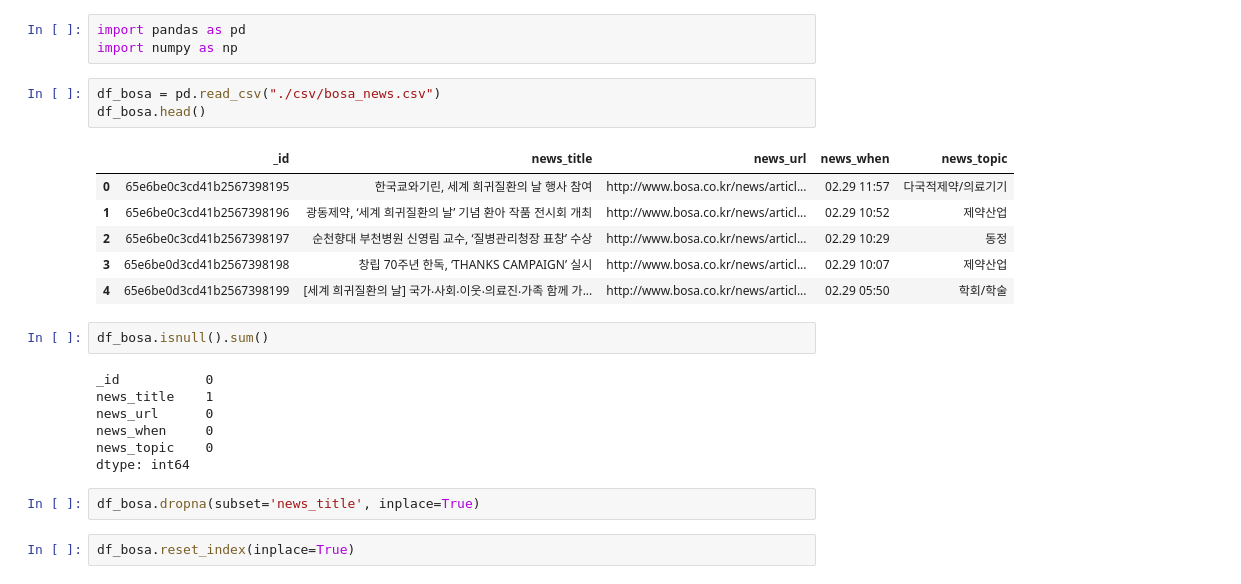
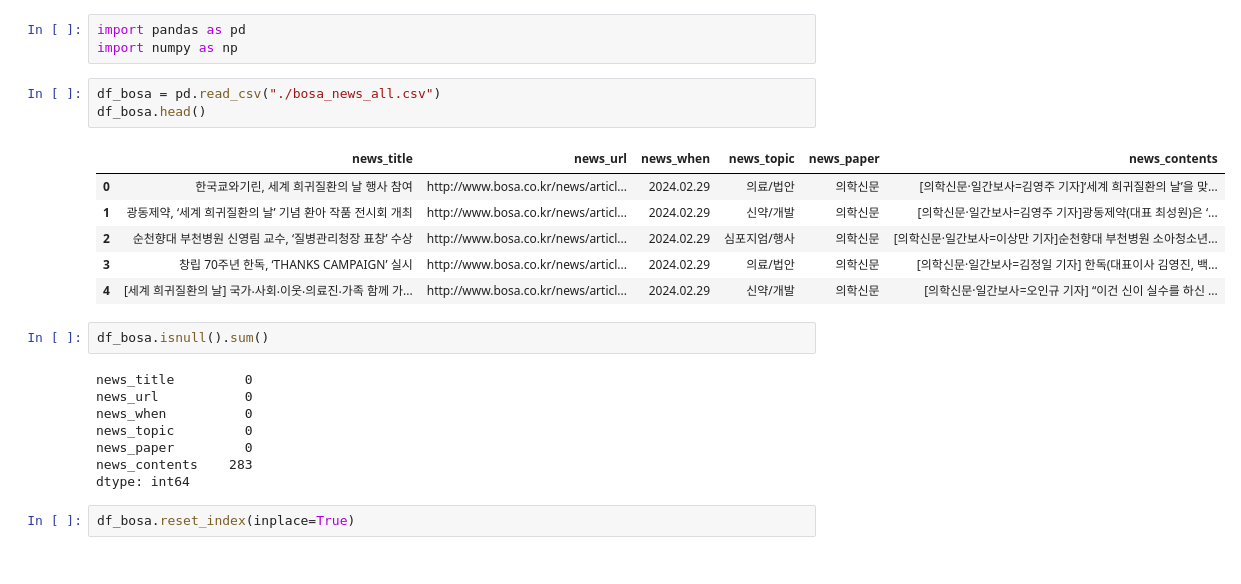
Before and after one commit to kdj0712/teamKim1, a Jupyter notebook: data/news_recommend_sky/wordcloud_news.ipynb, the cells around one changed output. Drawn from its saved outputs; the diff is of its cells as text.

```diff
--- a/data/news_recommend_sky/wordcloud_news.ipynb
+++ b/data/news_recommend_sky/wordcloud_news.ipynb
@@ -6,26 +6,25 @@
 import pandas as pd
 import numpy as np
 # %%
-df_bosa = pd.read_csv("./csv/bosa_news.csv")
+df_bosa = pd.read_csv("./bosa_news_all.csv")
 df_bosa.head()
 # %% [output]
-|  | _id | news_title | news_url | news_when | news_topic |
-| 0 | 65e6be0c3cd41b2567398195 | 한국쿄와기린, 세계 희귀질환의 날 행사 참여 | http://www.bosa.co.kr/news/articl... | 02.29 11:57 | 다국적제약/의료기기 |
-| 1 | 65e6be0c3cd41b2567398196 | 광동제약, ‘세계 희귀질환의 날’ 기념 환아 작품 전시회 개최 | http://www.bosa.co.kr/news/articl... | 02.29 10:52 | 제약산업 |
-| 2 | 65e6be0c3cd41b2567398197 | 순천향대 부천병원 신영림 교수, ‘질병관리청장 표창’ 수상 | http://www.bosa.co.kr/news/articl... | 02.29 10:29 | 동정 |
-| 3 | 65e6be0d3cd41b2567398198 | 창립 70주년 한독, ‘THANKS CAMPAIGN’ 실시 | http://www.bosa.co.kr/news/articl... | 02.29 10:07 | 제약산업 |
-| 4 | 65e6be0d3cd41b2567398199 | [세계 희귀질환의 날] 국가‧사회‧이웃‧의료진‧가족 함께 가... | http://www.bosa.co.kr/news/articl... | 02.29 05:50 | 학회/학술 |
+|  | news_title | news_url | news_when | news_topic | news_paper | news_contents |
+| 0 | 한국쿄와기린, 세계 희귀질환의 날 행사 참여 | http://www.bosa.co.kr/news/articl... | 2024.02.29 | 의료/법안 | 의학신문 | [의학신문·일간보사=김영주 기자]‘세계 희귀질환의 날’을 맞... |
+| 1 | 광동제약, ‘세계 희귀질환의 날’ 기념 환아 작품 전시회 개최 | http://www.bosa.co.kr/news/articl... | 2024.02.29 | 신약/개발 | 의학신문 | [의학신문·일간보사=김영주 기자]광동제약(대표 최성원)은 ‘... |
+| 2 | 순천향대 부천병원 신영림 교수, ‘질병관리청장 표창’ 수상 | http://www.bosa.co.kr/news/articl... | 2024.02.29 | 심포지엄/행사 | 의학신문 | [의학신문·일간보사=이상만 기자]순천향대 부천병원 소아청소년... |
+| 3 | 창립 70주년 한독, ‘THANKS CAMPAIGN’ 실시 | http://www.bosa.co.kr/news/articl... | 2024.02.29 | 의료/법안 | 의학신문 | [의학신문·일간보사=김정일 기자] 한독(대표이사 김영진, 백... |
+| 4 | [세계 희귀질환의 날] 국가‧사회‧이웃‧의료진‧가족 함께 가... | http://www.bosa.co.kr/news/articl... | 2024.02.29 | 신약/개발 | 의학신문 | [의학신문·일간보사=오인규 기자] “이건 신이 실수를 하신 ... |
 # %%
 df_bosa.isnull().sum()
 # %% [output]
-_id           0
-news_title    1
-news_url      0
-news_when     0
-news_topic    0
+news_title         0
+news_url           0
+news_when          0
+news_topic         0
+news_paper         0
+news_contents    283
 dtype: int64
-# %%
-df_bosa.dropna(subset='news_title', inplace=True)
 # %%
 df_bosa.reset_index(inplace=True)
 # %%
```
Also changed, not shown: parts of 5 cells of this notebook, 7 other files.
